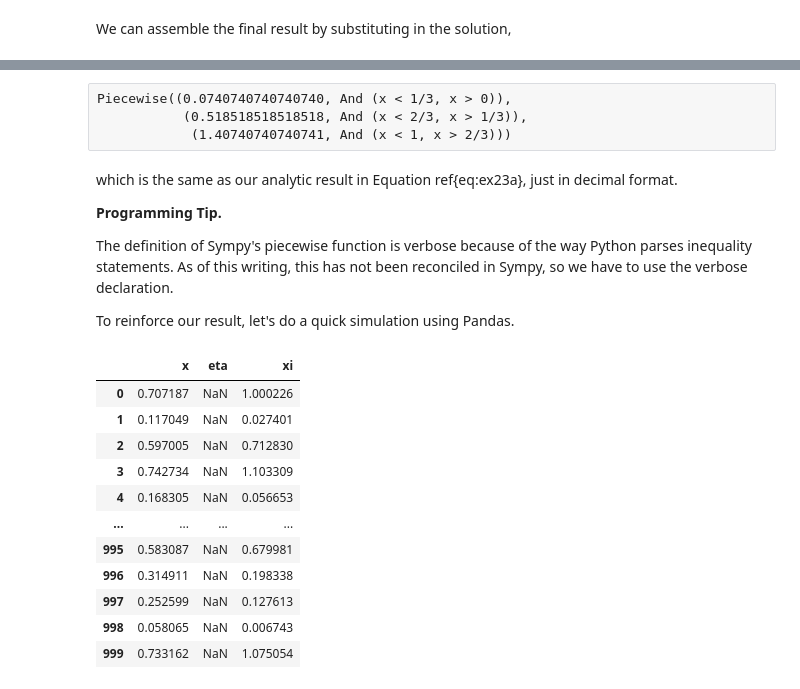
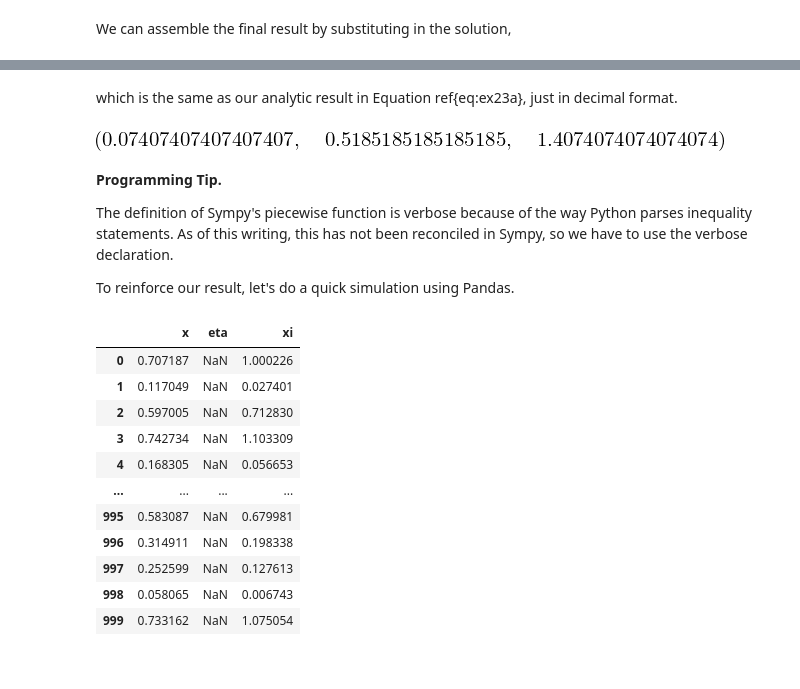
Before and after one commit to hvribeiro/MCSC1, a Jupyter notebook: aulas/02.1 - Introduction to probability.ipynb, the cells around one changed output, grey strips where cells are left out. Drawn from its saved outputs; the diff is of its cells as text; code cells hidden in the pictures.

```diff
--- a/aulas/02.1 - Introduction to probability.ipynb
+++ b/aulas/02.1 - Introduction to probability.ipynb
@@ -3088,11 +3088,11 @@ S.piecewise_fold(h.subs(sol))
-# %% [raw]
-Piecewise((0.0740740740740740, And (x < 1/3, x > 0)),
-           (0.518518518518518, And (x < 2/3, x > 1/3)),
-            (1.40740740740741, And (x < 1, x > 2/3)))
+# %% [markdown]
+ which is the same as our analytic result in Equation ref{eq:ex23a},
+just in decimal format.
+# %%
+(2/27.,14/27.,38/27.)
+# %% [output]
+[figure, added]
 # %% [markdown]
- which is the same as our analytic result in Equation ref{eq:ex23a},
-just in decimal format.
-
 **Programming Tip.**
 
 The definition of Sympy's piecewise function is verbose because of the way
```
Also changed, not shown: parts of 20 cells of this notebook, 1 other file.
